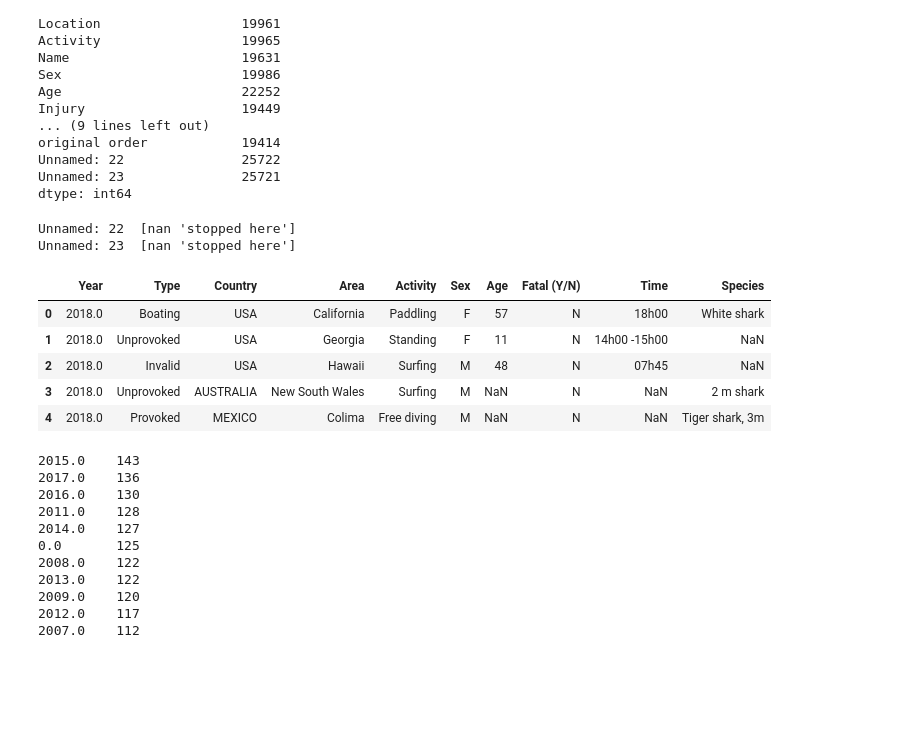
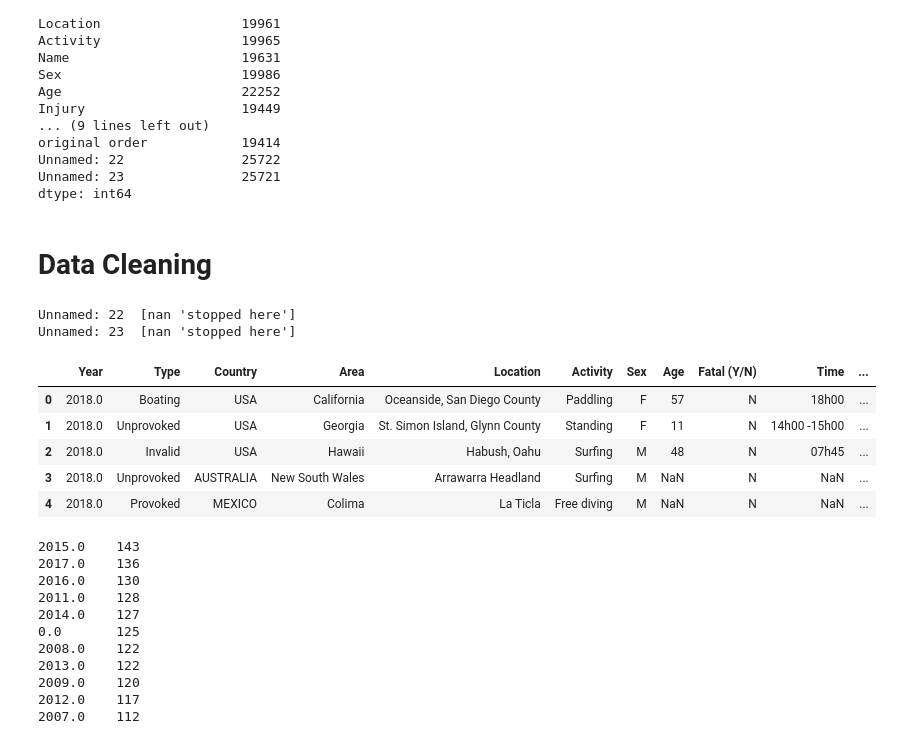
Before and after one commit to jenylmurdock/dsc-3-final-project-online-ds-pt-011419, a Jupyter notebook: student.ipynb, the cells around one changed output. Saved outputs shown, nothing was run; the diff lists cells and outputs as text; code cells hidden in the pictures; blank space fills up the shorter version.

```diff
--- a/student.ipynb
+++ b/student.ipynb
@@ -118,6 +128,8 @@ original order            19414
 Unnamed: 22               25722
 Unnamed: 23               25721
 dtype: int64
+# %% [markdown]
+# Data Cleaning
 # %%
 print ('Unnamed: 22 ', data['Unnamed: 22'].unique())
 print ('Unnamed: 23 ', data['Unnamed: 22'].unique())
@@ -126,18 +138,18 @@ data = data.drop(['Unnamed: 22', 'Unnamed: 23'], axis=1)
 Unnamed: 22  [nan 'stopped here']
 Unnamed: 23  [nan 'stopped here']
 # %%
-data = data.drop(['Case Number', 'pdf', 'original order', 'Location', 'Name'], axis=1)
+data = data.drop(['Case Number', 'pdf', 'original order', 'Name'], axis=1)
 data = data.drop(['Investigator or Source', 'Case Number.1', 'Case Number.2'], axis=1)
 data = data.drop(['Date', 'href formula', 'href', 'Injury'], axis=1)
 
 data.head()
 # %% [output]
-|  | Year | Type | Country | Area | Activity | Sex | Age | Fatal (Y/N) | Time | Species |
-| 0 | 2018.0 | Boating | USA | California | Paddling | F | 57 | N | 18h00 | White shark |
-| 1 | 2018.0 | Unprovoked | USA | Georgia | Standing | F | 11 | N | 14h00 -15h00 | NaN |
-| 2 | 2018.0 | Invalid | USA | Hawaii | Surfing | M | 48 | N | 07h45 | NaN |
-| 3 | 2018.0 | Unprovoked | AUSTRALIA | New South Wales | Surfing | M | NaN | N | NaN | 2 m shark |
-| 4 | 2018.0 | Provoked | MEXICO | Colima | Free diving | M | NaN | N | NaN | Tiger shark, 3m |
+|  | Year | Type | Country | Area | Location | Activity | Sex | Age | Fatal (Y/N) | Time | ... |
+| 0 | 2018.0 | Boating | USA | California | Oceanside, San Diego County | Paddling | F | 57 | N | 18h00 | ... |
+| 1 | 2018.0 | Unprovoked | USA | Georgia | St. Simon Island, Glynn County | Standing | F | 11 | N | 14h00 -15h00 | ... |
+| 2 | 2018.0 | Invalid | USA | Hawaii | Habush, Oahu | Surfing | M | 48 | N | 07h45 | ... |
+| 3 | 2018.0 | Unprovoked | AUSTRALIA | New South Wales | Arrawarra Headland | Surfing | M | NaN | N | NaN | ... |
+| 4 | 2018.0 | Provoked | MEXICO | Colima | La Ticla | Free diving | M | NaN | N | NaN | ... |
 # %%
 data['Year'].value_counts()
 # %% [output]
```
Also changed, not shown: parts of 101 cells of this notebook, 2 other files.
